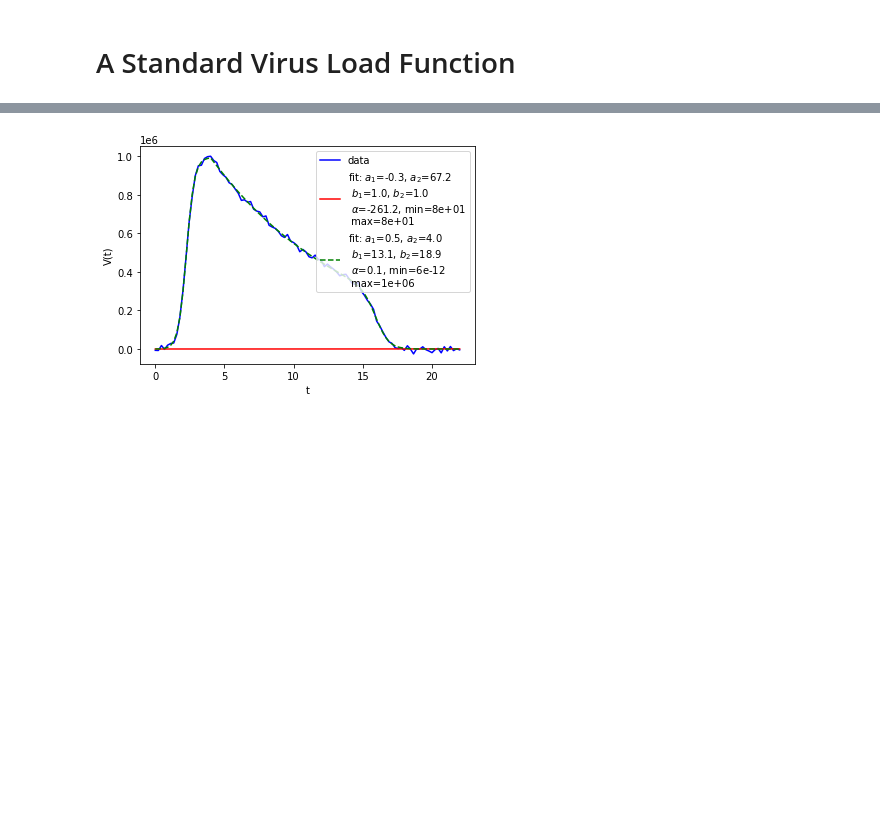
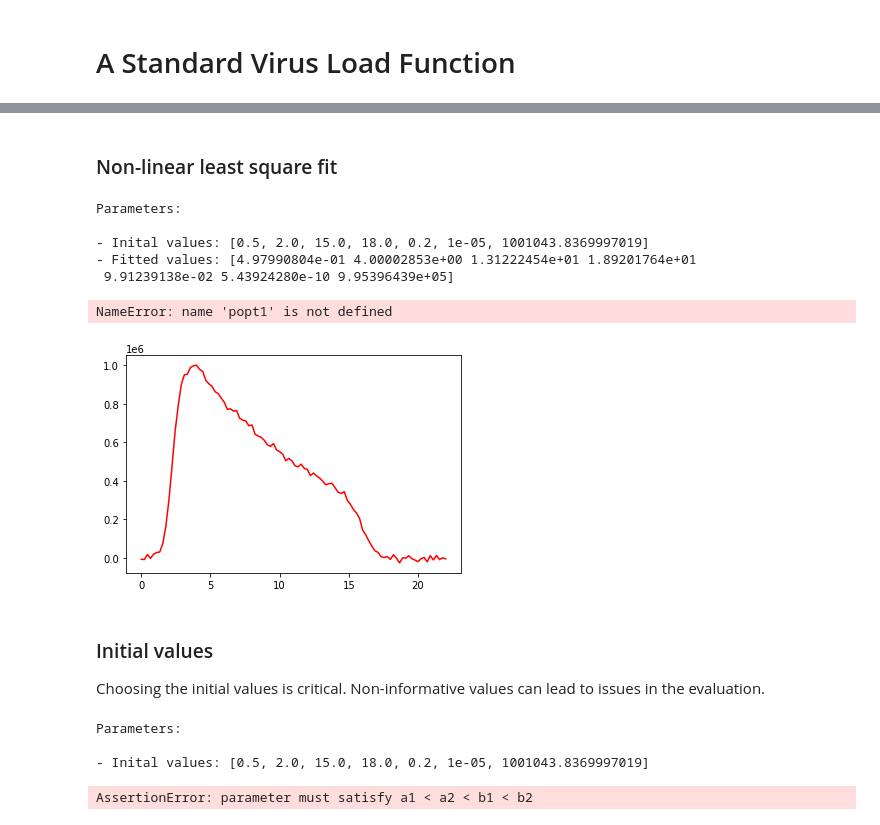
Before and after one commit to ccontrer/20-08Covid19Physiology, a Jupyter notebook: Fitting.ipynb, the cells around one changed output, grey strips where cells are left out. Cells and saved outputs as stored; diff of their text form; code cells hidden in the pictures; blank space fills up the shorter version.

Commit message:
class and data

```diff
--- a/Fitting.ipynb
+++ b/Fitting.ipynb
@@ -30,5 +34,8 @@ from scipy.optimize import curve_fit
 # %%
 def VirusLoad(t, a1, a2, b1, b2, alpha, minv, maxv):
+    assert all(np.array([a1, a2, b1, b2, alpha, minv, maxv]) > 0.),"parameters must be positive"
+    assert a1 < a2 < b1 < b2,"parameter must satisfy a1 < a2 < b1 < b2"
+    assert minv < maxv,"parameter must satisfy minv < maxv"
     def v1(t, a1, a2, maxv):
         return 1. + (maxv - 1.)*(np.tanh(6.*(t - (a1 + a2)/2)/(a2 - a1)) - np.tanh(-3.*(a2 + a1)/(a2 - a1)))/2.
 
@@ -42,12 +51,6 @@ def VirusLoad(t, a1, a2, b1, b2, alpha, minv, maxv):
 # %%
-xdata = np.linspace(0, 22, 100)
-y = VirusLoad(xdata, 0.5, 4., 13., 19., 0.1, 1e-6, 1e6)
+tdata = np.linspace(0, 22, 100)
+v = VirusLoad(tdata, 0.5, 4., 13., 19., 0.1, 1e-6, 1e6)
 np.random.seed(1729)
-y_noise = 1e4 * np.random.normal(size=xdata.size)
-ydata = y + y_noise
-
-popt1, pcov2 = curve_fit(VirusLoad, xdata, ydata)
-print(popt1)
-
-popt2, pcov2 = curve_fit(VirusLoad, xdata, ydata, bounds=(0, [2., 5., 20., 22., 0.2, 1e-5, 1e+6]))
-print(popt2)
+v_noise = 1e4 * np.random.normal(size=tdata.size)
+vdata = v + v_noise
@@ -59,13 +65,60 @@ print(popt2)
+# %% [markdown]
+### Non-linear least square fit
+# %%
+print("Parameters:\n")
+maxt = np.max(tdata)
+minv, maxv = max(np.min(vdata),1e-5), np.max(vdata)
+p0 = [0.5, 2., 15., 18., 0.2, minv, maxv]
+minb = 0.
+maxb = [maxt, maxt, maxt, maxt, 1.0, 1e-1, 1e+10]
+print("- Inital values: {}".format(p0))
+
+popt, pcov = curve_fit(VirusLoad, tdata, vdata, p0=p0, bounds=(minb, maxb))
+print("- Fitted values: {}".format(popt))
+# %% [output]
+Parameters:
+
+- Inital values: [0.5, 2.0, 15.0, 18.0, 0.2, 1e-05, 1001043.8369997019]
+- Fitted values: [4.97990804e-01 4.00002853e+00 1.31222454e+01 1.89201764e+01
+ 9.91239138e-02 5.43924280e-10 9.95396439e+05]
 # %%
-plt.plot(xdata, ydata, 'b-', label='data')
-plt.plot(xdata, VirusLoad(xdata, *popt1), 'r-',
+plt.plot(tdata, vdata, 'r-', label='data')
+plt.plot(tdata, VirusLoad(tdata, *popt), 'b-',
          label='fit: $a_1$=%2.1f, $a_2$=%2.1f\n $b_1$=%2.1f, $b_2$=%2.1f\n $\\alpha$=%2.1f, min=%1.0e\n max=%1.0e' % tuple(popt1))
-plt.plot(xdata, VirusLoad(xdata, *popt2), 'g--',
-         label='fit: $a_1$=%2.1f, $a_2$=%2.1f\n $b_1$=%2.1f, $b_2$=%2.1f\n $\\alpha$=%2.1f, min=%1.0e\n max=%1.0e' % tuple(popt2))
 
 plt.xlabel('t')
 plt.ylabel('V(t)')
 plt.legend()
 plt.show()
 # %% [output]
+NameError: name 'popt1' is not defined
-[figure, old version]
+[figure, new version]
+# %% [markdown]
+### Initial values
+
+Choosing the initial values is critical. Non-informative values can lead to issues in the evaluation.
+# %%
+print("Parameters:\n")
+maxt = np.max(tdata)
+minv, maxv = max(np.min(vdata),1e-5), np.max(vdata)
+# non informative inital values
+minb = 0.
+maxb = [maxt, maxt, maxt, maxt, 1.0, 1e-1, 1e+10]
+print("- Inital values: {}".format(p0))
+
+popt, pcov = curve_fit(VirusLoad, tdata, vdata, bounds=(minb, maxb))
+
+print("- Fitted values: {}".format(popt))
+plt.plot(tdata, vdata, 'r-', label='data')
+plt.plot(tdata, VirusLoad(tdata, *popt1), 'b-',
+         label='fit: $a_1$=%2.1f, $a_2$=%2.1f\n $b_1$=%2.1f, $b_2$=%2.1f\n $\\alpha$=%2.1f, min=%1.0e\n max=%1.0e' % tuple(popt1))
+
+plt.xlabel('t')
+plt.ylabel('V(t)')
+plt.legend()
+plt.show()
+# %% [output]
+Parameters:
+
+- Inital values: [0.5, 2.0, 15.0, 18.0, 0.2, 1e-05, 1001043.8369997019]
+AssertionError: parameter must satisfy a1 < a2 < b1 < b2
```
Also changed, not shown: parts of 14 cells of this notebook, 4 other files.
